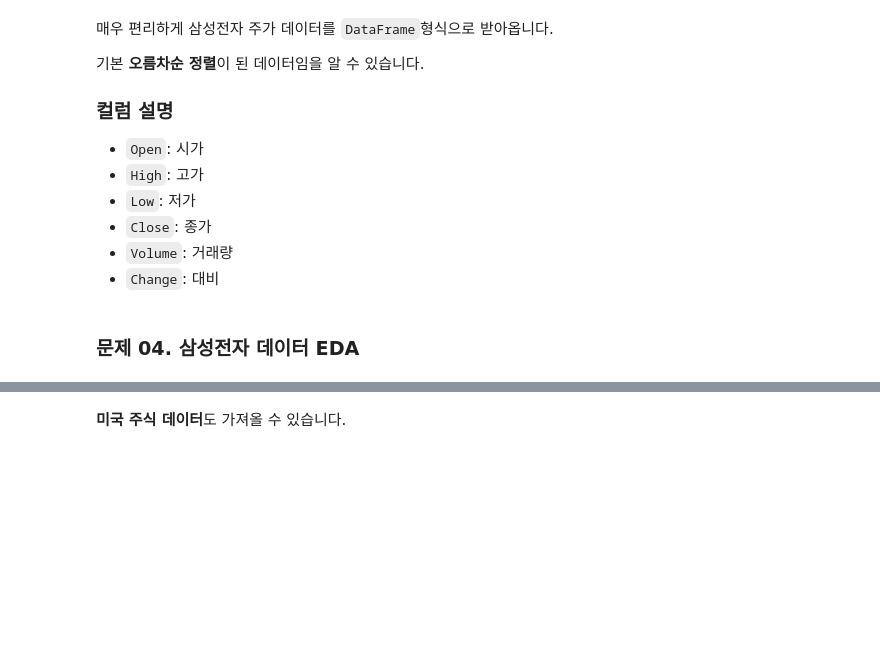
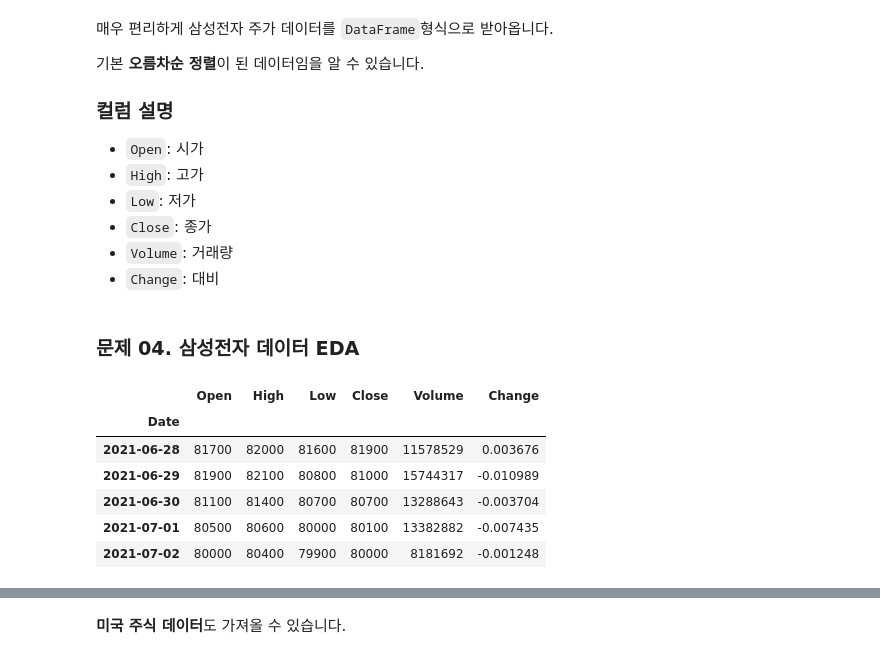
Before and after one commit to boossiman2/FastCampus-Deeplearning300, a Jupyter notebook: Part5_Sequential,NLP/1_1_LSTM을_활용해_주가_예측_모델_구현하기.ipynb, the cells around one changed output, grey strips where cells are left out. Saved outputs shown, nothing was run; the diff lists cells and outputs as text; code cells hidden in the pictures; blank space fills up the shorter version.

```diff
--- a/Part5_Sequential,NLP/1_1_LSTM을_활용해_주가_예측_모델_구현하기.ipynb
+++ b/Part5_Sequential,NLP/1_1_LSTM을_활용해_주가_예측_모델_구현하기.ipynb
@@ -55,3 +88,13 @@ samsung =
 - `Change`: 대비
 # %% [markdown]
 ### 문제 04. 삼성전자 데이터 EDA
+# %%
+samsung.tail()
+# %% [output]
+|  | Open | High | Low | Close | Volume | Change |
+| Date |  |  |  |  |  |  |
+| 2021-06-28 | 81700 | 82000 | 81600 | 81900 | 11578529 | 0.003676 |
+| 2021-06-29 | 81900 | 82100 | 80800 | 81000 | 15744317 | -0.010989 |
+| 2021-06-30 | 81100 | 81400 | 80700 | 80700 | 13288643 | -0.003704 |
+| 2021-07-01 | 80500 | 80600 | 80000 | 80100 | 13382882 | -0.007435 |
+| 2021-07-02 | 80000 | 80400 | 79900 | 80000 | 8181692 | -0.001248 |
```
Also changed, not shown: parts of 25 cells of this notebook.
